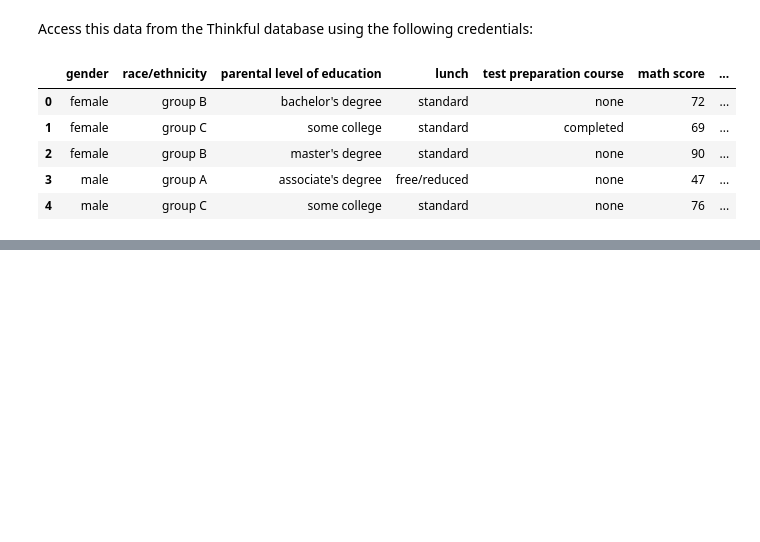
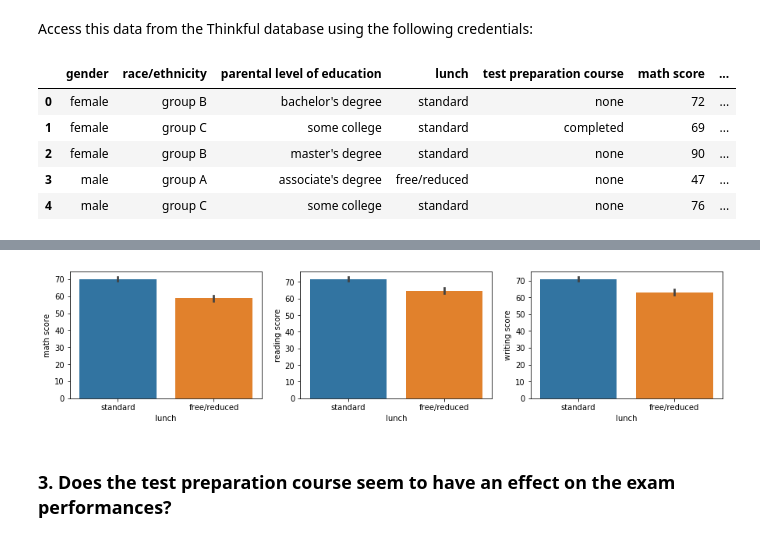
Before and after one commit to cnarrieta18/Thinkful, a Jupyter notebook: 5_Supervised_Learning/Thinkful_Module_16_Data_Exploration_2.ipynb, the cells around one changed output, grey strips where cells are left out. Cells and saved outputs as stored; diff of their text form; code cells hidden in the pictures; blank space fills up the shorter version.

```diff
--- a/5_Supervised_Learning/Thinkful_Module_16_Data_Exploration_2.ipynb
+++ b/5_Supervised_Learning/Thinkful_Module_16_Data_Exploration_2.ipynb
@@ -59,0 +258,15 @@ studentsperformance_df.head(5)
+# %%
+plt.figure(figsize=[15,3])
+
+plt.subplot(1,3,1)
+sns.barplot(studentsperformance_df['lunch'], studentsperformance_df['math score'])
+
+plt.subplot(1,3,2)
+sns.barplot(studentsperformance_df['lunch'], studentsperformance_df['reading score'])
+
+plt.subplot(1,3,3)
+sns.barplot(studentsperformance_df['lunch'], studentsperformance_df['writing score']);
+# %% [output]
+[figure, added]
+# %% [markdown]
+### 3. Does the test preparation course seem to have an effect on the exam performances?
```
Also changed, not shown: parts of 17 cells of this notebook.
